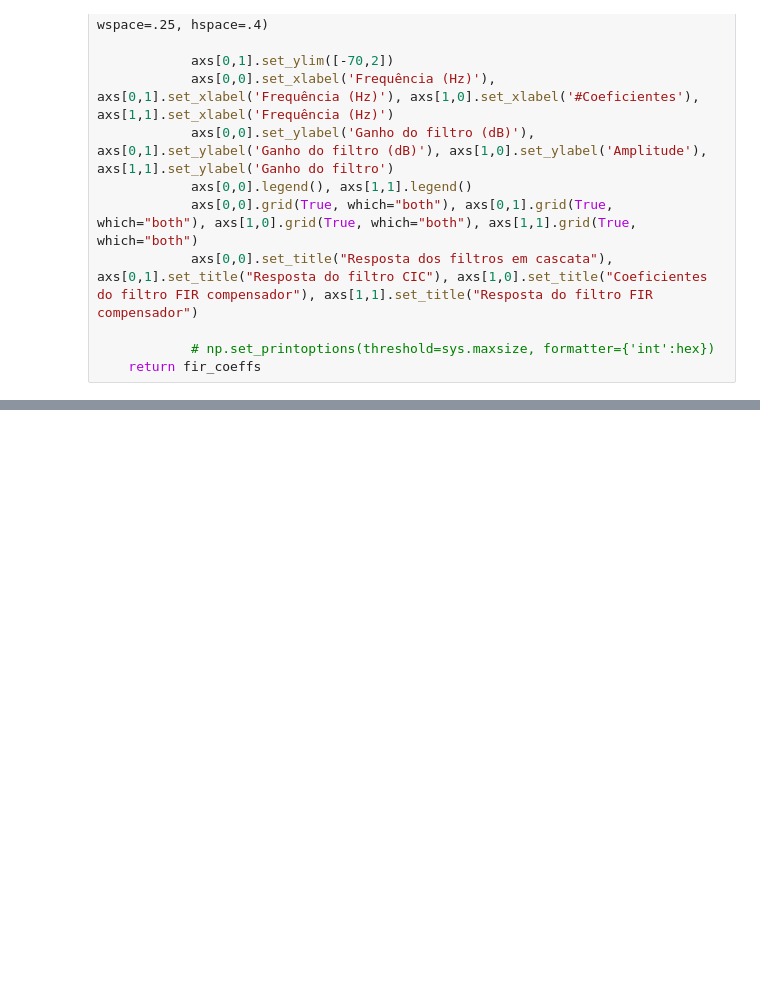
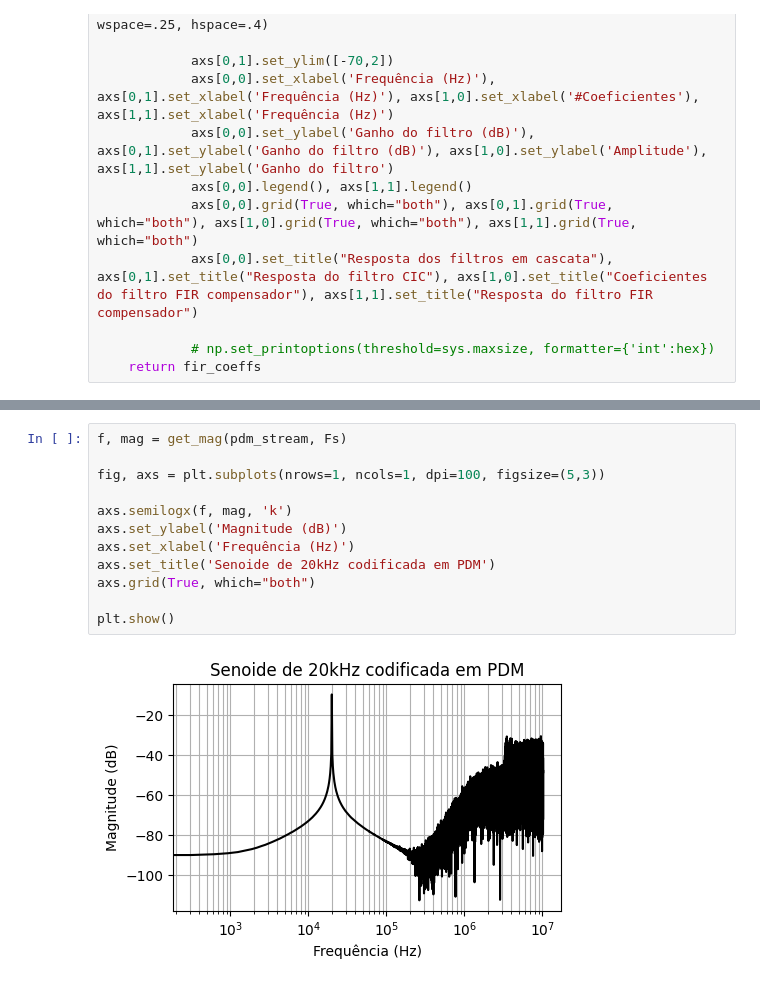
Before and after one commit to Lwao/mems2sd_esp32, a Jupyter notebook: python/PDMSignalProcessing/Filtering.ipynb, the cells around one changed output, grey strips where cells are left out. Saved outputs shown, nothing was run; the diff lists cells and outputs as text; blank space fills up the shorter version.

```diff
--- a/python/PDMSignalProcessing/Filtering.ipynb
+++ b/python/PDMSignalProcessing/Filtering.ipynb
@@ -160,0 +161,14 @@ SNR_1 = 9.815292, SNR_2 = 3.416092, SNR_3 = 7.661064
+# %%
+f, mag = get_mag(pdm_stream, Fs)
+
+fig, axs = plt.subplots(nrows=1, ncols=1, dpi=100, figsize=(5,3))
+
+axs.semilogx(f, mag, 'k')
+axs.set_ylabel('Magnitude (dB)')
+axs.set_xlabel('Frequência (Hz)')
+axs.set_title('Senoide de 20kHz codificada em PDM')
+axs.grid(True, which="both")
+
+plt.show()
+# %% [output]
+[figure, added]
```
Also changed, not shown: parts of 3 cells of this notebook, 26 other files.
